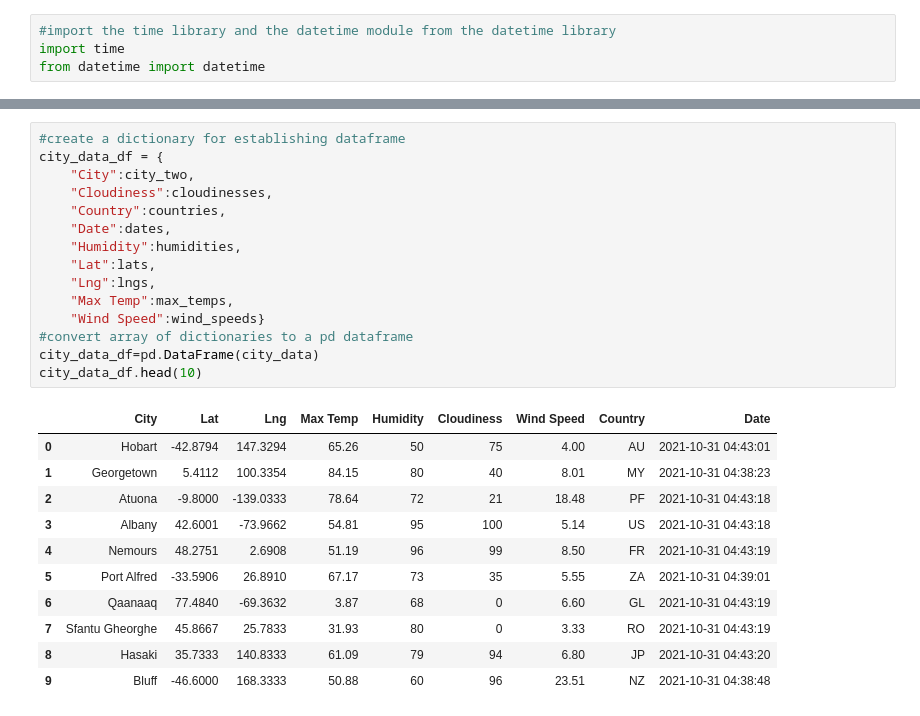
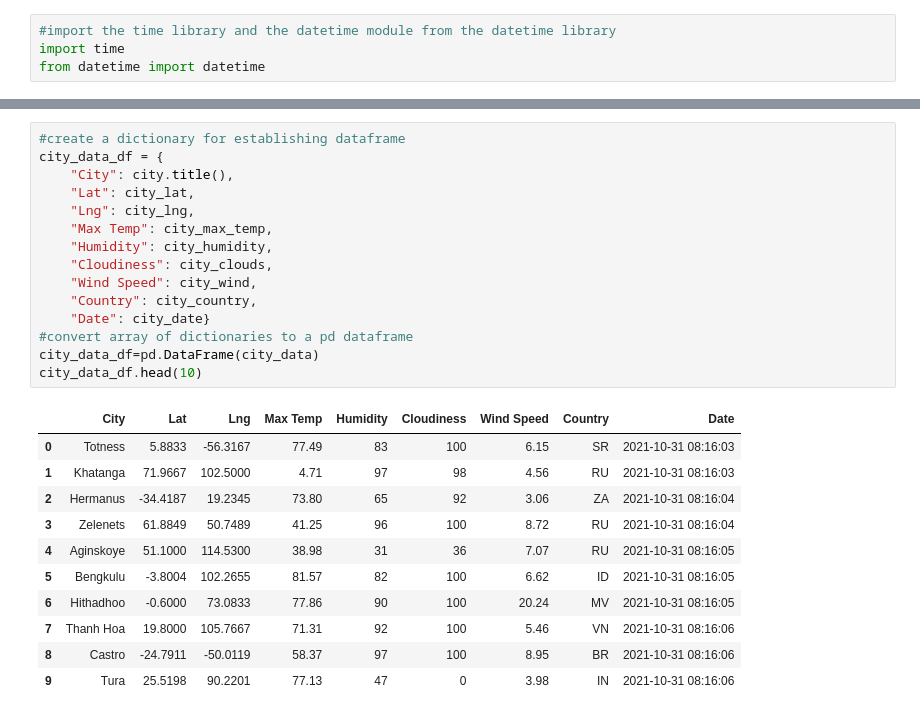
Before and after one commit to DevonG68/World_Weather_Analysis, a Jupyter notebook: WeatherPy.ipynb, the cells around one changed output, grey strips where cells are left out. Cells and saved outputs as stored; diff of their text form.

```diff
--- a/WeatherPy.ipynb
+++ b/WeatherPy.ipynb
@@ -174,28 +183,28 @@ Data Retrieval Complete
 # %%
 #create a dictionary for establishing dataframe
 city_data_df = {
-    "City":city_two,
-    "Cloudiness":cloudinesses,
-    "Country":countries,
-    "Date":dates,
-    "Humidity":humidities,
-    "Lat":lats,
-    "Lng":lngs,
-    "Max Temp":max_temps,
-    "Wind Speed":wind_speeds}
+    "City": city.title(),
+    "Lat": city_lat,
+    "Lng": city_lng,
+    "Max Temp": city_max_temp,
+    "Humidity": city_humidity,
+    "Cloudiness": city_clouds,
+    "Wind Speed": city_wind,
+    "Country": city_country,
+    "Date": city_date}
 #convert array of dictionaries to a pd dataframe
 city_data_df=pd.DataFrame(city_data)
 city_data_df.head(10)
 # %% [output]
 |  | City | Lat | Lng | Max Temp | Humidity | Cloudiness | Wind Speed | Country | Date |
-| 0 | Hobart | -42.8794 | 147.3294 | 65.26 | 50 | 75 | 4.00 | AU | 2021-10-31 04:43:01 |
-| 1 | Georgetown | 5.4112 | 100.3354 | 84.15 | 80 | 40 | 8.01 | MY | 2021-10-31 04:38:23 |
-| 2 | Atuona | -9.8000 | -139.0333 | 78.64 | 72 | 21 | 18.48 | PF | 2021-10-31 04:43:18 |
-| 3 | Albany | 42.6001 | -73.9662 | 54.81 | 95 | 100 | 5.14 | US | 2021-10-31 04:43:18 |
-| 4 | Nemours | 48.2751 | 2.6908 | 51.19 | 96 | 99 | 8.50 | FR | 2021-10-31 04:43:19 |
-| 5 | Port Alfred | -33.5906 | 26.8910 | 67.17 | 73 | 35 | 5.55 | ZA | 2021-10-31 04:39:01 |
-| 6 | Qaanaaq | 77.4840 | -69.3632 | 3.87 | 68 | 0 | 6.60 | GL | 2021-10-31 04:43:19 |
-| 7 | Sfantu Gheorghe | 45.8667 | 25.7833 | 31.93 | 80 | 0 | 3.33 | RO | 2021-10-31 04:43:19 |
-| 8 | Hasaki | 35.7333 | 140.8333 | 61.09 | 79 | 94 | 6.80 | JP | 2021-10-31 04:43:20 |
-| 9 | Bluff | -46.6000 | 168.3333 | 50.88 | 60 | 96 | 23.51 | NZ | 2021-10-31 04:38:48 |
+| 0 | Totness | 5.8833 | -56.3167 | 77.49 | 83 | 100 | 6.15 | SR | 2021-10-31 08:16:03 |
+| 1 | Khatanga | 71.9667 | 102.5000 | 4.71 | 97 | 98 | 4.56 | RU | 2021-10-31 08:16:03 |
+| 2 | Hermanus | -34.4187 | 19.2345 | 73.80 | 65 | 92 | 3.06 | ZA | 2021-10-31 08:16:04 |
+| 3 | Zelenets | 61.8849 | 50.7489 | 41.25 | 96 | 100 | 8.72 | RU | 2021-10-31 08:16:04 |
+| 4 | Aginskoye | 51.1000 | 114.5300 | 38.98 | 31 | 36 | 7.07 | RU | 2021-10-31 08:16:05 |
+| 5 | Bengkulu | -3.8004 | 102.2655 | 81.57 | 82 | 100 | 6.62 | ID | 2021-10-31 08:16:05 |
+| 6 | Hithadhoo | -0.6000 | 73.0833 | 77.86 | 90 | 100 | 20.24 | MV | 2021-10-31 08:16:05 |
+| 7 | Thanh Hoa | 19.8000 | 105.7667 | 71.31 | 92 | 100 | 5.46 | VN | 2021-10-31 08:16:06 |
+| 8 | Castro | -24.7911 | -50.0119 | 58.37 | 97 | 100 | 8.95 | BR | 2021-10-31 08:16:06 |
+| 9 | Tura | 25.5198 | 90.2201 | 77.13 | 47 | 0 | 3.98 | IN | 2021-10-31 08:16:06 |
 # %%
```
Also changed, not shown: parts of 13 cells of this notebook, 1 other file.
